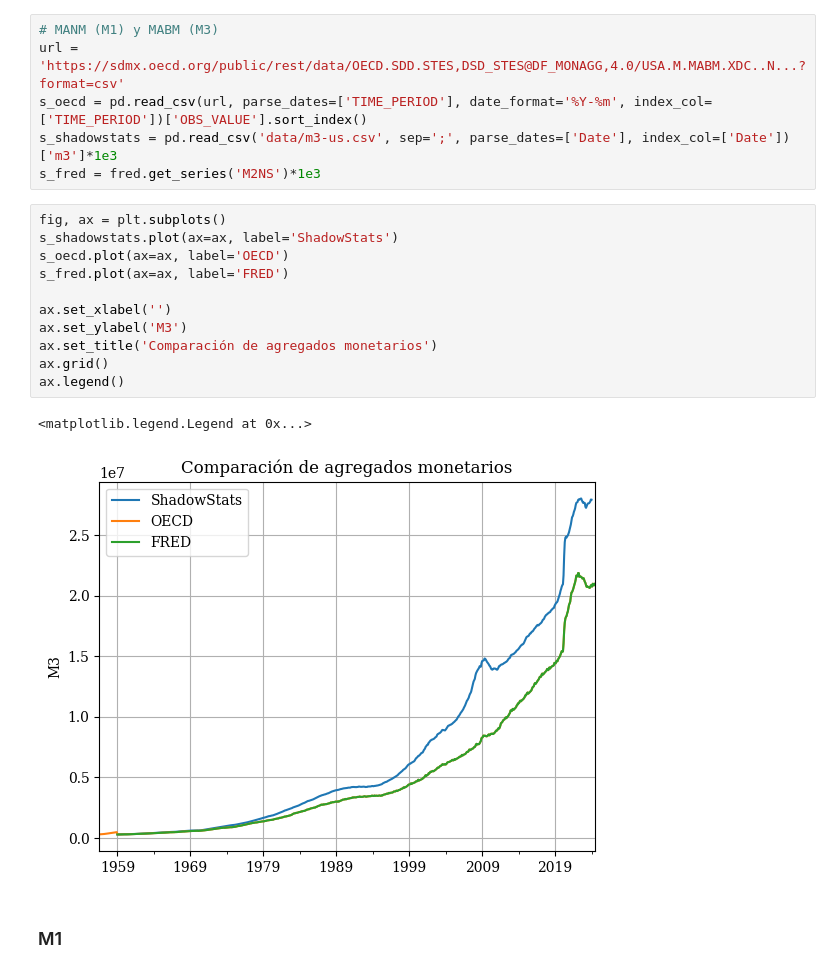
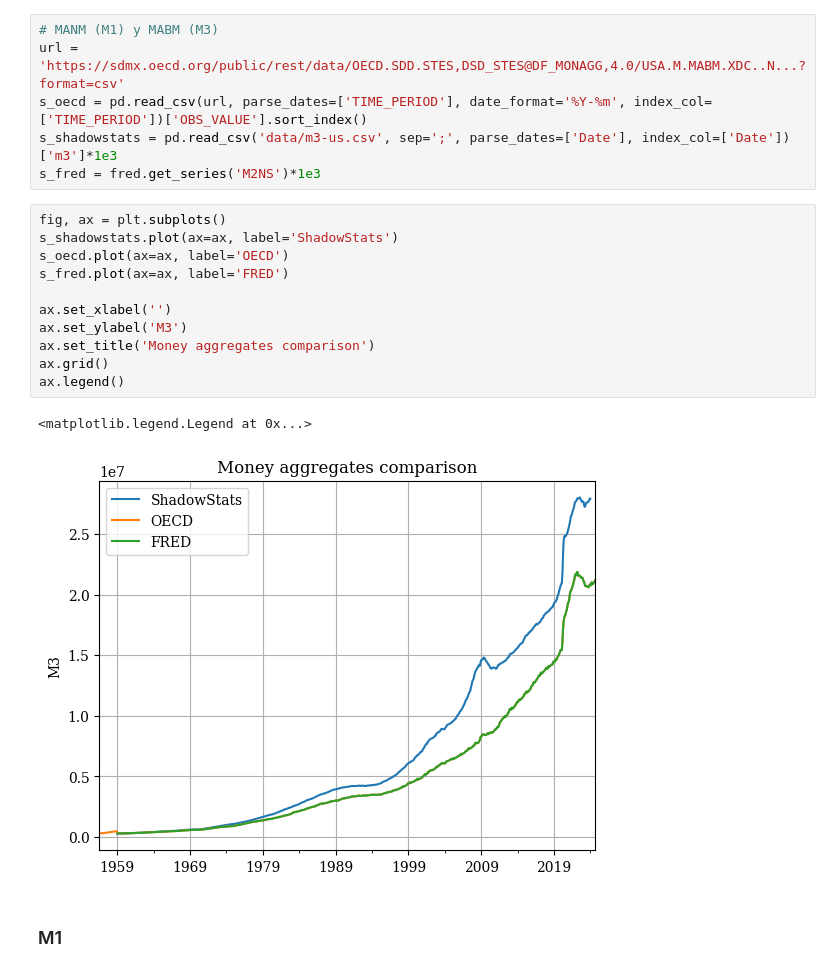
Before and after one commit to MiguelPuntoEs/money-growth, a Jupyter notebook: money-aggretates-comparison.ipynb, the cells around one changed output. Cells and saved outputs as stored; diff of their text form.

```diff
--- a/money-aggretates-comparison.ipynb
+++ b/money-aggretates-comparison.ipynb
@@ -27,17 +27,17 @@ s_fred = fred.get_series('M2NS')*1e3
 # %%
 fig, ax = plt.subplots()
 s_shadowstats.plot(ax=ax, label='ShadowStats')
 s_oecd.plot(ax=ax, label='OECD')
 s_fred.plot(ax=ax, label='FRED')
 
 ax.set_xlabel('')
 ax.set_ylabel('M3')
-ax.set_title('Comparación de agregados monetarios')
+ax.set_title('Money aggregates comparison')
 ax.grid()
 ax.legend()
 # %% [output]
 <matplotlib.legend.Legend at 0x...>
-[figure, old version]
+[figure, new version]
 # %% [markdown]
 ### M1
 # %%
```
Also changed, not shown: parts of 14 cells of this notebook, 40 other files.
